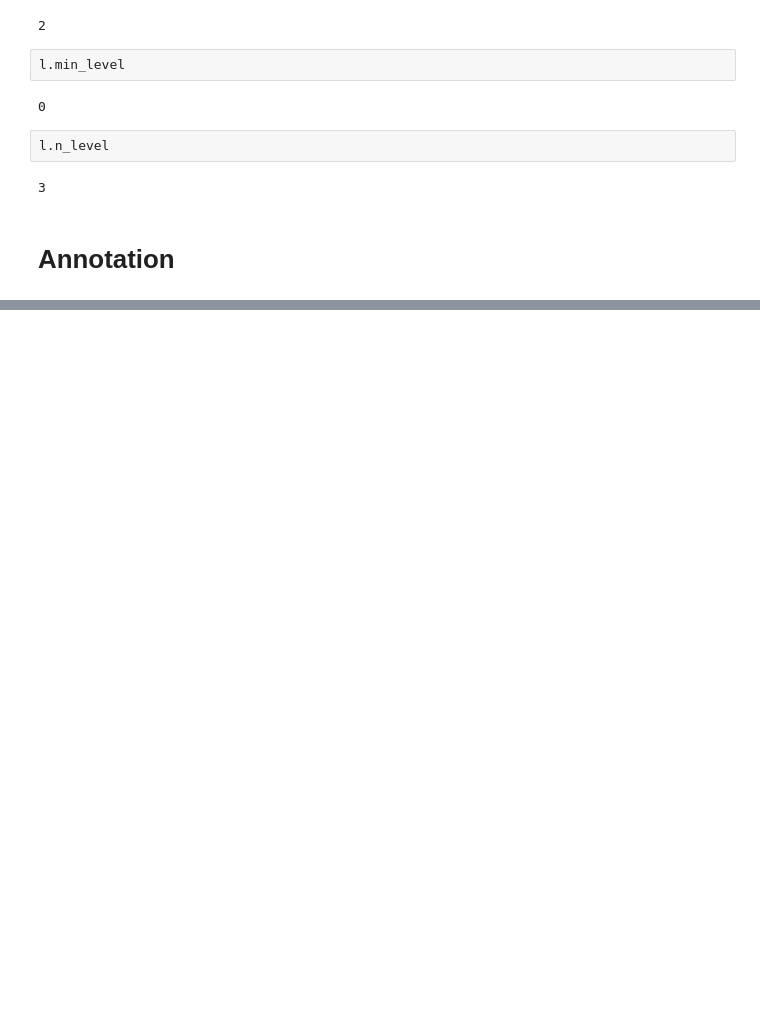
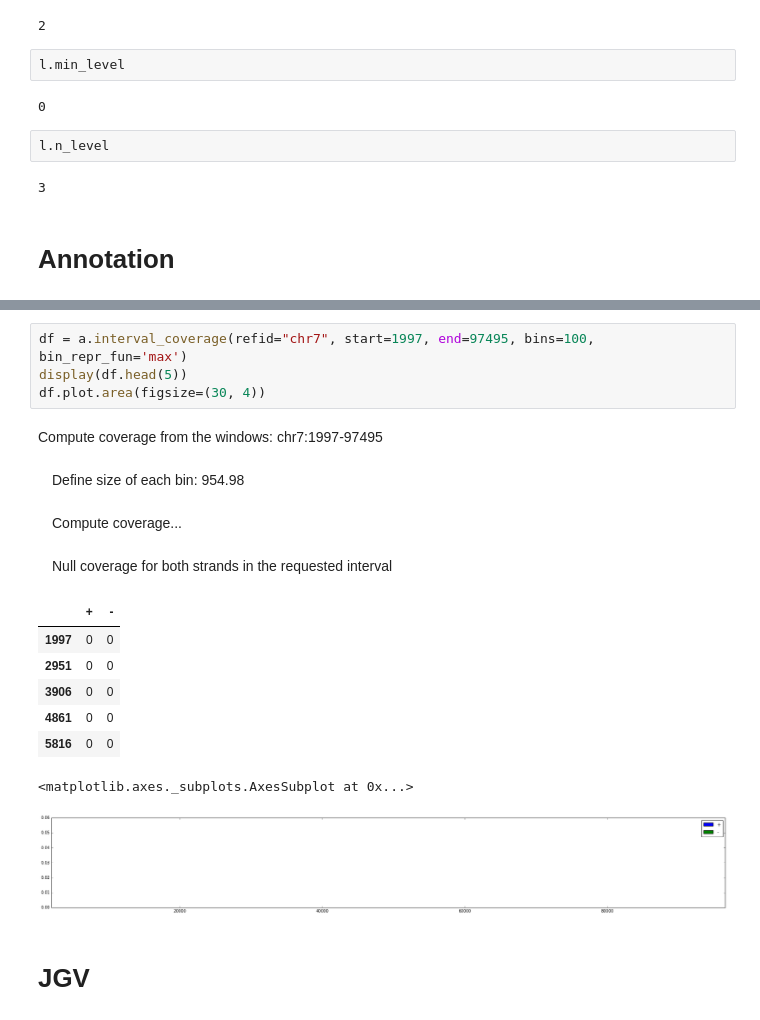
Before and after one commit to a-slide/JupyterGenoViewer, a Jupyter notebook: JGV/JGV_Test_Notebook.ipynb, the cells around one changed output, grey strips where cells are left out. Saved outputs shown, nothing was run; the diff lists cells and outputs as text; blank space fills up the shorter version.

```diff
--- a/JGV/JGV_Test_Notebook.ipynb
+++ b/JGV/JGV_Test_Notebook.ipynb
@@ -448,0 +889,19 @@ class Annotation(builtins.object)
+# %%
+df = a.interval_coverage(refid="chr7", start=1997, end=97495, bins=100, bin_repr_fun='max')
+display(df.head(5))
+df.plot.area(figsize=(30, 4))
+# %% [output]
+Compute coverage from the windows: chr7:1997-97495
+Define size of each bin: 954.98
+Compute coverage...
+Null coverage for both strands in the requested interval
+|  | + | - |
+| 1997 | 0 | 0 |
+| 2951 | 0 | 0 |
+| 3906 | 0 | 0 |
+| 4861 | 0 | 0 |
+| 5816 | 0 | 0 |
+<matplotlib.axes._subplots.AxesSubplot at 0x...>
+[figure, added]
+# %% [markdown]
+# JGV
```
Also changed, not shown: parts of 62 cells of this notebook, 10 other files.
